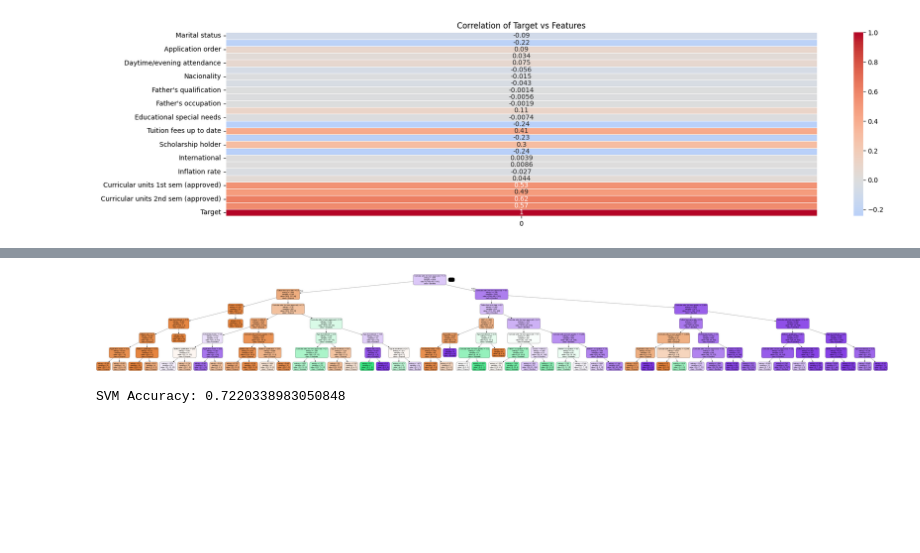
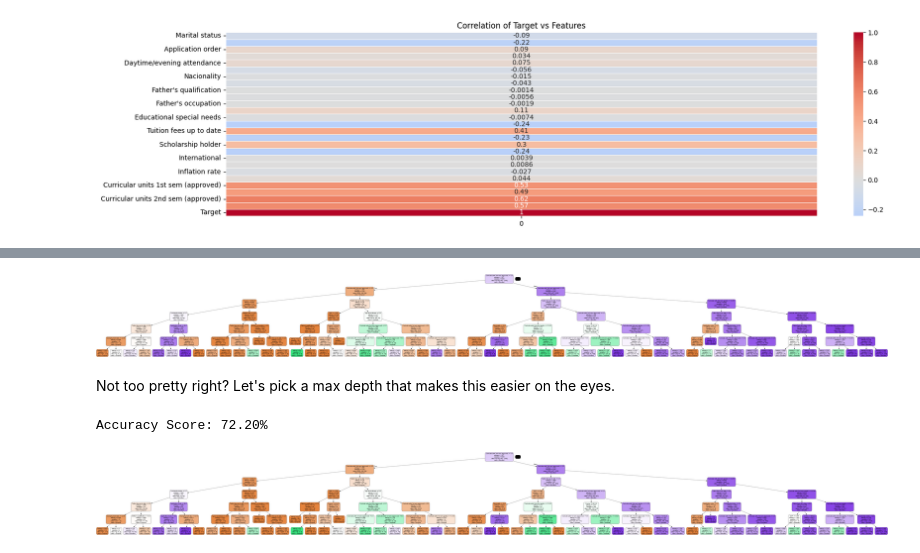
Before and after one commit to jerryliUMD/cmsc320_final_tutorial, a Jupyter notebook: tutorial.ipynb, the cells around one changed output, grey strips where cells are left out. Cells and saved outputs as stored; diff of their text form; code cells hidden in the pictures; blank space fills up the shorter version.

Commit message:
Added write-ups for different models in Step 4

```diff
--- a/tutorial.ipynb
+++ b/tutorial.ipynb
@@ -739,9 +790,9 @@ print(best_params, best_score)
 # %%
-clf = DecisionTreeClassifier(criterion="entropy", max_depth=best_params['max_depth'], random_state=best_params['random_state'])
+dt_model = DecisionTreeClassifier(criterion="entropy")
 
-clf = clf.fit(X_train,y_train)
+dt_model.fit(X_train,y_train)
 
-y_pred = clf.predict(X_test)
+y_pred = dt_model.predict(X_test)
 
 print(f"Accuracy Score: {accuracy_score(y_test, y_pred) * 100:.2f}%")
 # %% [output]
@@ -749,23 +804,31 @@ Accuracy Score: 75.03%
 # %%
 feature_cols = df_europe_students.drop('Target', axis=1).columns
 
-dot_data = export_graphviz(clf, out_file=None, feature_names=feature_cols, class_names=['Dropout', 'Graduate', 'Enrolled'], filled=True, rounded=True)
+dot_data = export_graphviz(dt_model, out_file=None, feature_names=feature_cols, class_names=['Dropout', 'Graduate', 'Enrolled'], filled=True, rounded=True)
 graph = pydotplus.graph_from_dot_data(dot_data)
 Image(graph.create_png())
 # %% [output]
-[figure, old version]
+[figure, new version]
-# %%
-svm_model = SVC(kernel='linear', C=1.0)
-
-svm_model.fit(X_train, y_train)
-
-y_pred = svm_model.predict(X_test)
-
-accuracy = accuracy_score(y_test, y_pred)
-
-print(f"SVM Accuracy: {accuracy}")
-# %% [output]
-SVM Accuracy: 0.7220338983050848
+# %% [markdown]
+Not too pretty right? Let's pick a max depth that makes this easier on the eyes.
+# %%
+dt_model = DecisionTreeClassifier(criterion="entropy", max_depth=3)
+
+dt_model.fit(X_train,y_train)
+
+y_pred = dt_model.predict(X_test)
+
+print(f"Accuracy Score: {accuracy_score(y_test, y_pred) * 100:.2f}%")
+# %% [output]
+Accuracy Score: 72.20%
+# %%
+feature_cols = df_europe_students.drop('Target', axis=1).columns
+
+dot_data = export_graphviz(dt_model, out_file=None, feature_names=feature_cols, class_names=['Dropout', 'Graduate', 'Enrolled'], filled=True, rounded=True)
+graph = pydotplus.graph_from_dot_data(dot_data)
+Image(graph.create_png())
+# %% [output]
+[figure, added]
 # %%
 rf_model = RandomForestClassifier(n_estimators=100)
 
```
Also changed, not shown: parts of 27 cells of this notebook.
